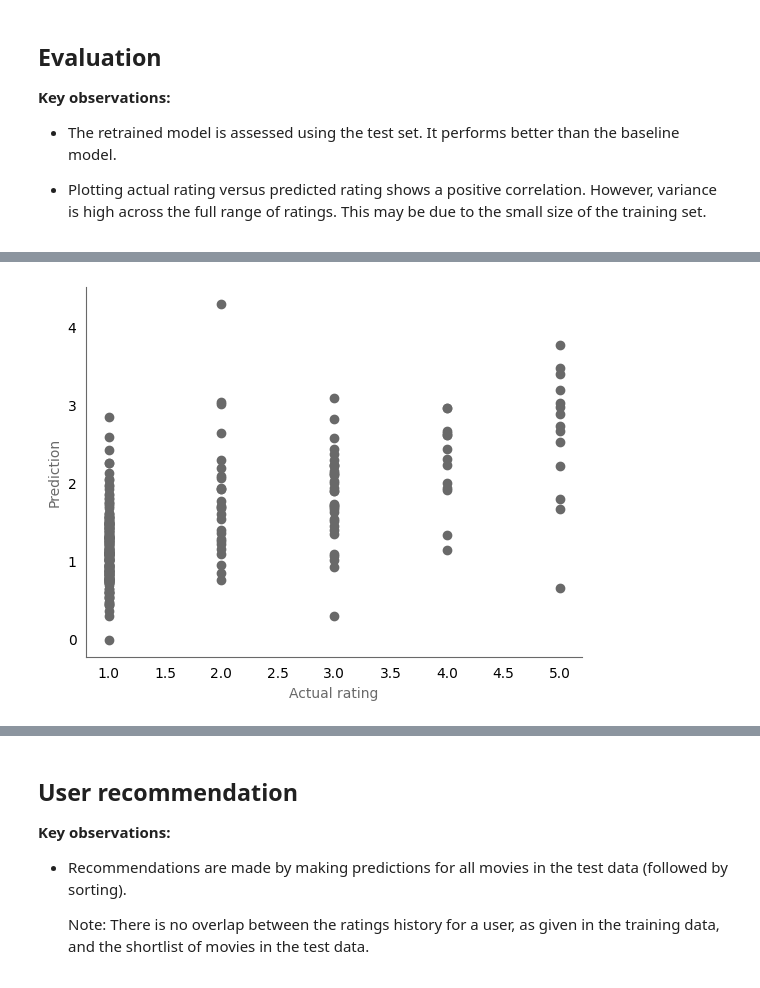
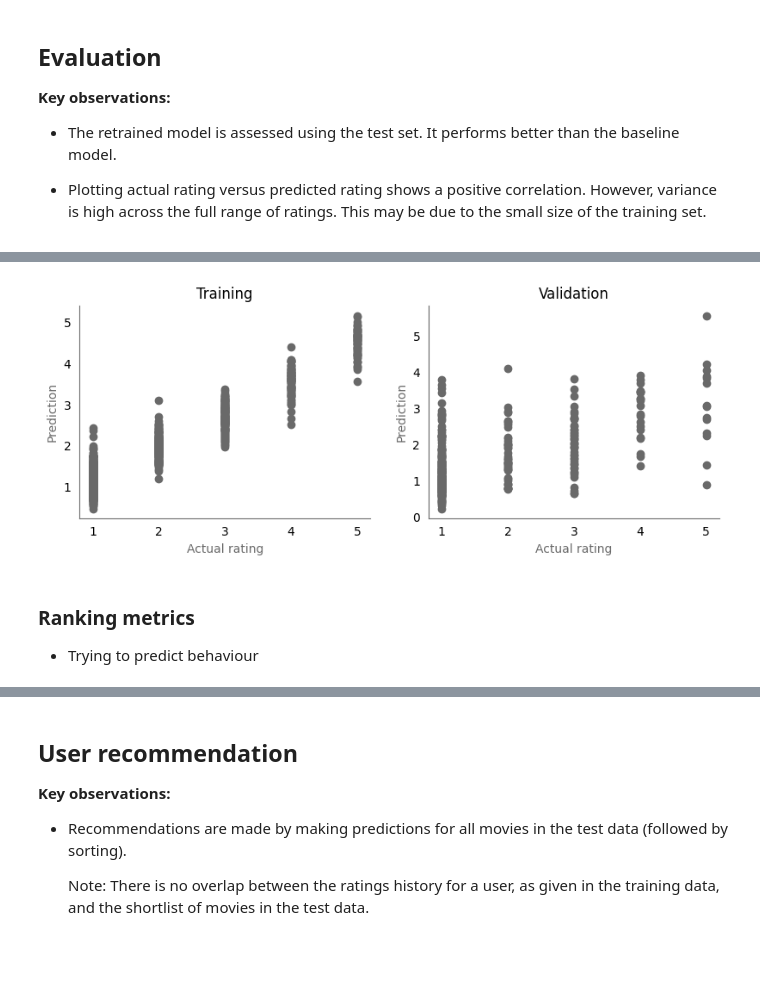
Before and after one commit to earth1987/movie-recommender-als, a Jupyter notebook: notebooks/spark_als_movie_recommendation.ipynb, the cells around one changed output, grey strips where cells are left out. Saved outputs shown, nothing was run; the diff lists cells and outputs as text; code cells hidden in the pictures; blank space fills up the shorter version.

Commit message:
finalised dataproc workflow, added rank metrics

```diff
--- a/notebooks/spark_als_movie_recommendation.ipynb
+++ b/notebooks/spark_als_movie_recommendation.ipynb
@@ -242 +265,10 @@ local_model = als.fit(training_DF)
+# %%
+# Save best model
+MODEL_PATH = "/content/drive/MyDrive/Data science jobs/3. Interview prep/Google Cloud/Dataproc/local_movie_rec"
+local_model = cv_model.bestModel
+local_model.write().overwrite().save(MODEL_PATH)
+
+# from pyspark.ml.recommendation import ALSModel
+# del local_model
+# local_model = ALSModel.load(MODEL_PATH)
 # %%
@@ -298,0 +310,7 @@ only showing top 5 rows
+# %%
+# Training set
+training_pred = local_model.transform(training_DF)
+for metric in ['rmse', 'mae', 'r2']:
+  reg_eval = RegressionEvaluator(metricName=metric, labelCol="rating", predictionCol="prediction")
+  reg_score = reg_eval.evaluate(training_pred)
+  print(f"{metric}: {reg_score}")
@@ -325,14 +332,23 @@ only showing top 20 rows
 # %%
-valid_pred = valid_pred.toPandas()
+# Training vs Validation
+training_pred_pd = training_pred.toPandas()
+valid_pred_pd = valid_pred.toPandas()
 
-fig, axes = plt.subplots()
-axes.tick_params(bottom=False, left=False)
-axes.grid(False)
-axes.spines[['top', 'right']].set_visible(False)
-axes.spines[['left', 'bottom']].set_color('dimgray')
+fig, axes = plt.subplots(nrows=1, ncols=2, figsize=(6.4*1.5, 4.8/1.5))
+for ax in axes:
+  ax.tick_params(bottom=False, left=False)
+  ax.grid(False)
+  ax.spines[['top', 'right']].set_visible(False)
+  ax.spines[['left', 'bottom']].set_color('dimgray')
+  ax.set_xlabel('Actual rating', fontsize=10, color='dimgray')
+  ax.set_ylabel('Prediction', fontsize=10, color='dimgray')
 
-axes.scatter(valid_pred['rating'], valid_pred['prediction'], color='dimgray')
-axes.set_xlabel('Actual rating', fontsize=10, color='dimgray')
-axes.set_ylabel('Prediction', fontsize=10, color='dimgray');
+axes[0].scatter(training_pred_pd['rating'], training_pred_pd['prediction'], color='dimgray')
+axes[0].set_title(f'Training')
+axes[1].scatter(valid_pred_pd['rating'], valid_pred_pd['prediction'], color='dimgray')
+axes[1].set_title(f'Validation');
 # %% [output]
-[figure, old version]
+[figure, new version]
+# %% [markdown]
+### Ranking metrics
+* Trying to predict behaviour
```
Also changed, not shown: parts of 66 cells of this notebook, 1 other file.
